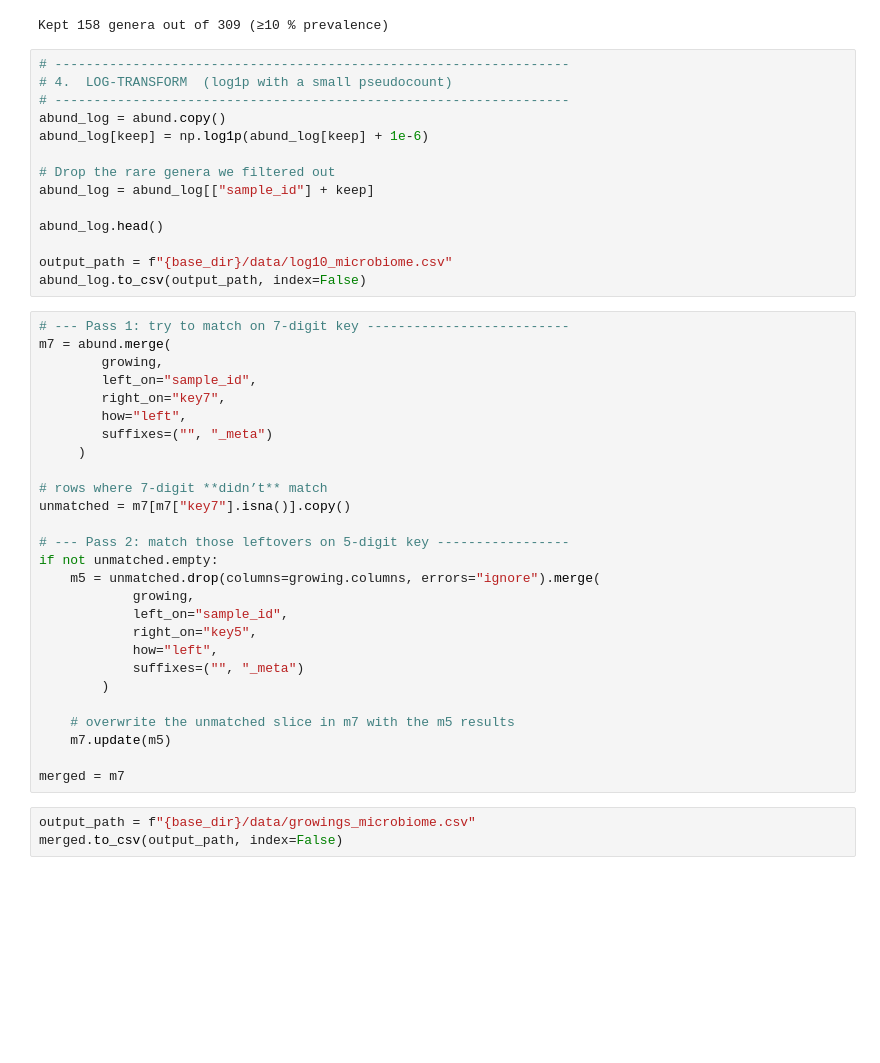
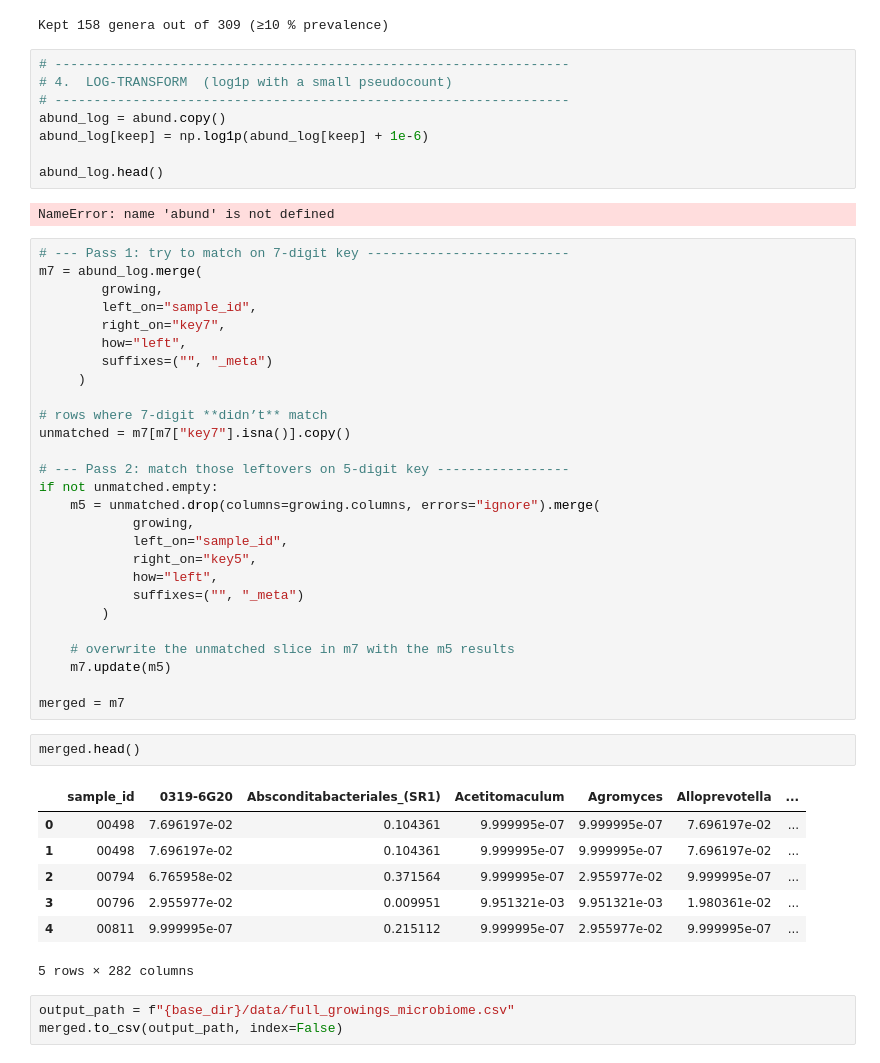
Before and after one commit to dermok1010/microbiome_ML, a Jupyter notebook: scripts/merge.ipynb, the cells around one changed output. Drawn from its saved outputs; the diff is of its cells as text; blank space fills up the shorter version.

Commit message:
altered merge file which is now redundant

```diff
--- a/scripts/merge.ipynb
+++ b/scripts/merge.ipynb
@@ -58,16 +58,12 @@ Kept 158 genera out of 309 (≥10 % prevalence)
 abund_log = abund.copy()
 abund_log[keep] = np.log1p(abund_log[keep] + 1e-6)
 
-# Drop the rare genera we filtered out
-abund_log = abund_log[["sample_id"] + keep]
-
 abund_log.head()
-
-output_path = f"{base_dir}/data/log10_microbiome.csv"
-abund_log.to_csv(output_path, index=False)
+# %% [output]
+NameError: name 'abund' is not defined
 # %%
 # --- Pass 1: try to match on 7-digit key --------------------------
-m7 = abund.merge(
+m7 = abund_log.merge(
         growing,
         left_on="sample_id",
         right_on="key7",
@@ -92,6 +88,16 @@ if not unmatched.empty:
     m7.update(m5)
 
 merged = m7
+# %%
+merged.head()
+# %% [output]
+|  | sample_id | 0319-6G20 | Absconditabacteriales_(SR1) | Acetitomaculum | Agromyces | Alloprevotella | ... |
+| 0 | 00498 | 7.696197e-02 | 0.104361 | 9.999995e-07 | 9.999995e-07 | 7.696197e-02 | ... |
+| 1 | 00498 | 7.696197e-02 | 0.104361 | 9.999995e-07 | 9.999995e-07 | 7.696197e-02 | ... |
+| 2 | 00794 | 6.765958e-02 | 0.371564 | 9.999995e-07 | 2.955977e-02 | 9.999995e-07 | ... |
+| 3 | 00796 | 2.955977e-02 | 0.009951 | 9.951321e-03 | 9.951321e-03 | 1.980361e-02 | ... |
+| 4 | 00811 | 9.999995e-07 | 0.215112 | 9.999995e-07 | 2.955977e-02 | 9.999995e-07 | ... |
+5 rows × 282 columns
 # %%
-output_path = f"{base_dir}/data/growings_microbiome.csv"
+output_path = f"{base_dir}/data/full_growings_microbiome.csv"
 merged.to_csv(output_path, index=False)
```
Also changed, not shown: parts of 3 cells of this notebook.
